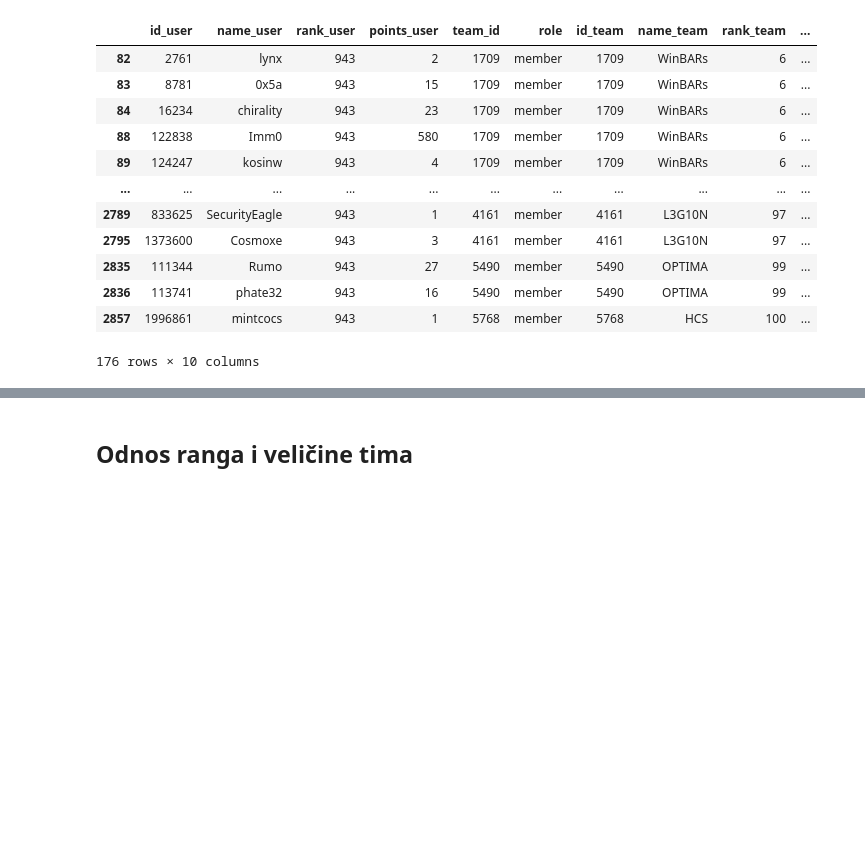
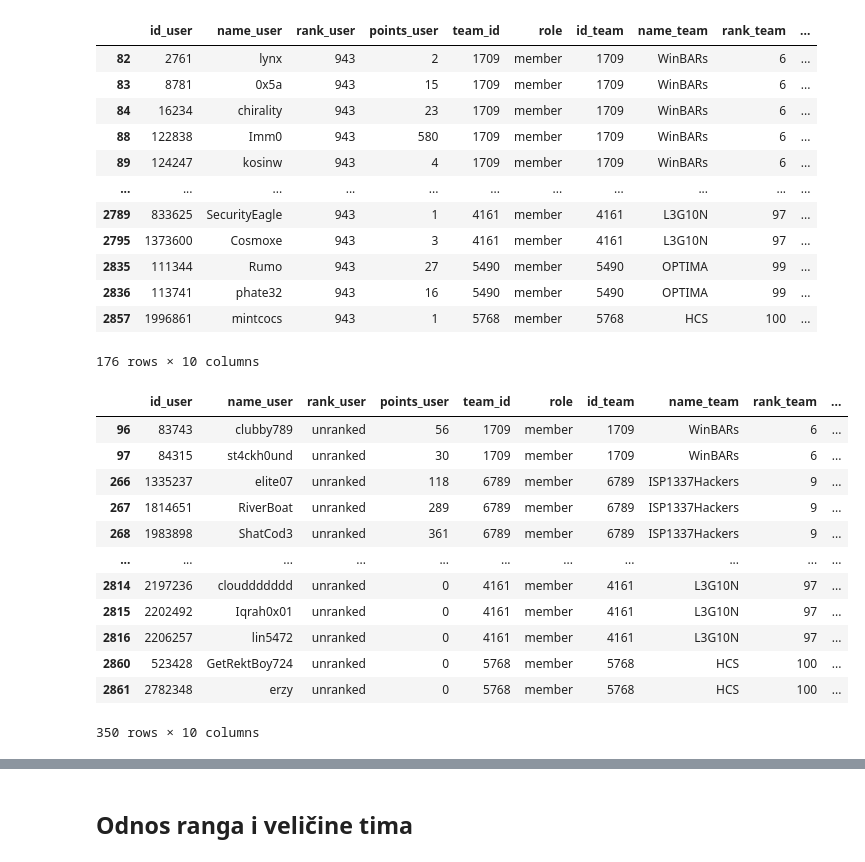
Before and after one commit to dfili/DIPRAD, a Jupyter notebook: HTB/htb_analiza.ipynb, the cells around one changed output, grey strips where cells are left out. Cells and saved outputs as stored; diff of their text form; code cells hidden in the pictures; blank space fills up the shorter version.

```diff
--- a/HTB/htb_analiza.ipynb
+++ b/HTB/htb_analiza.ipynb
@@ -380,5 +359,21 @@ rank_statistics[(rank_statistics["rank_user"] == 943) & (rank_statistics["points
 | 2836 | 113741 | phate32 | 943 | 16 | 5490 | member | 5490 | OPTIMA | 99 | ... |
 | 2857 | 1996861 | mintcocs | 943 | 1 | 5768 | member | 5768 | HCS | 100 | ... |
 176 rows × 10 columns
+# %%
+rank_statistics[rank_statistics["rank_user"]=="unranked"]
+# %% [output]
+|  | id_user | name_user | rank_user | points_user | team_id | role | id_team | name_team | rank_team | ... |
+| 96 | 83743 | clubby789 | unranked | 56 | 1709 | member | 1709 | WinBARs | 6 | ... |
+| 97 | 84315 | st4ckh0und | unranked | 30 | 1709 | member | 1709 | WinBARs | 6 | ... |
+| 266 | 1335237 | elite07 | unranked | 118 | 6789 | member | 6789 | ISP1337Hackers | 9 | ... |
+| 267 | 1814651 | RiverBoat | unranked | 289 | 6789 | member | 6789 | ISP1337Hackers | 9 | ... |
+| 268 | 1983898 | ShatCod3 | unranked | 361 | 6789 | member | 6789 | ISP1337Hackers | 9 | ... |
+| ... | ... | ... | ... | ... | ... | ... | ... | ... | ... | ... |
+| 2814 | 2197236 | clouddddddd | unranked | 0 | 4161 | member | 4161 | L3G10N | 97 | ... |
+| 2815 | 2202492 | Iqrah0x01 | unranked | 0 | 4161 | member | 4161 | L3G10N | 97 | ... |
+| 2816 | 2206257 | lin5472 | unranked | 0 | 4161 | member | 4161 | L3G10N | 97 | ... |
+| 2860 | 523428 | GetRektBoy724 | unranked | 0 | 5768 | member | 5768 | HCS | 100 | ... |
+| 2861 | 2782348 | erzy | unranked | 0 | 5768 | member | 5768 | HCS | 100 | ... |
+350 rows × 10 columns
 # %%
 rank_statistics.loc[rank_statistics["rank_user"] == 'unranked', "rank_user"] = np.nan
```
Also changed, not shown: parts of 14 cells of this notebook, 3 other files.
